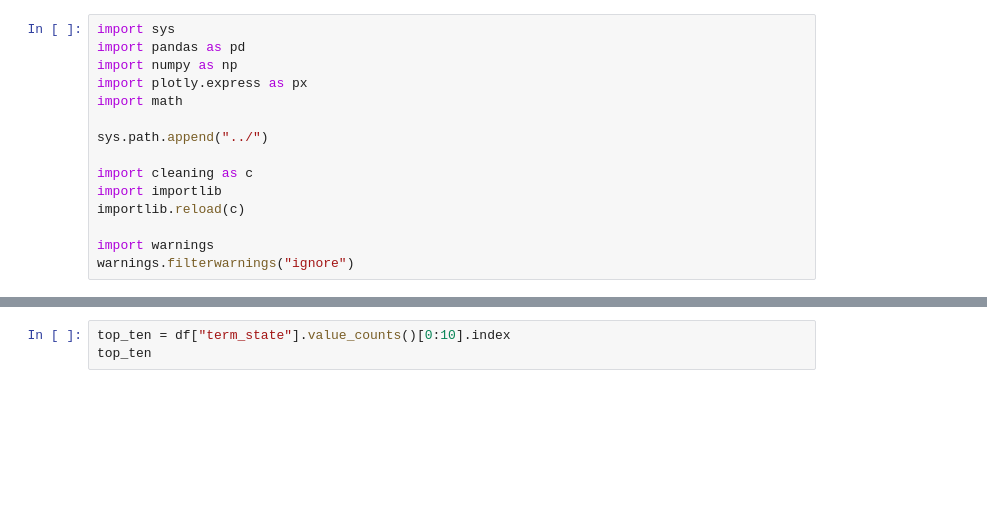
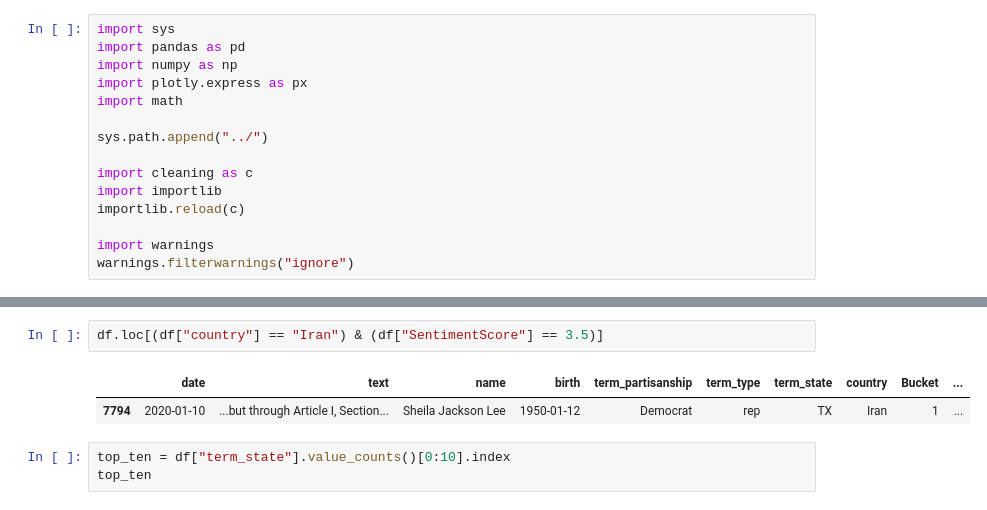
Before and after one commit to gprasad125/dsc180a-project, a Jupyter notebook: Notebooks/cleaning.ipynb, the cells around one changed output, grey strips where cells are left out. Cells and saved outputs as stored; diff of their text form; blank space fills up the shorter version.

```diff
--- a/Notebooks/cleaning.ipynb
+++ b/Notebooks/cleaning.ipynb
@@ -33,3 +50,8 @@ df.head()
+# %%
+df.loc[(df["country"] == "Iran") & (df["SentimentScore"] == 3.5)]
+# %% [output]
+|  | date | text | name | birth | term_partisanship | term_type | term_state | country | Bucket | ... |
+| 7794 | 2020-01-10 | ...but through Article I, Section... | Sheila Jackson Lee | 1950-01-12 | Democrat | rep | TX | Iran | 1 | ... |
 # %%
 top_ten = df["term_state"].value_counts()[0:10].index
 top_ten
```
Also changed, not shown: parts of 3 cells of this notebook, 1 other file.
